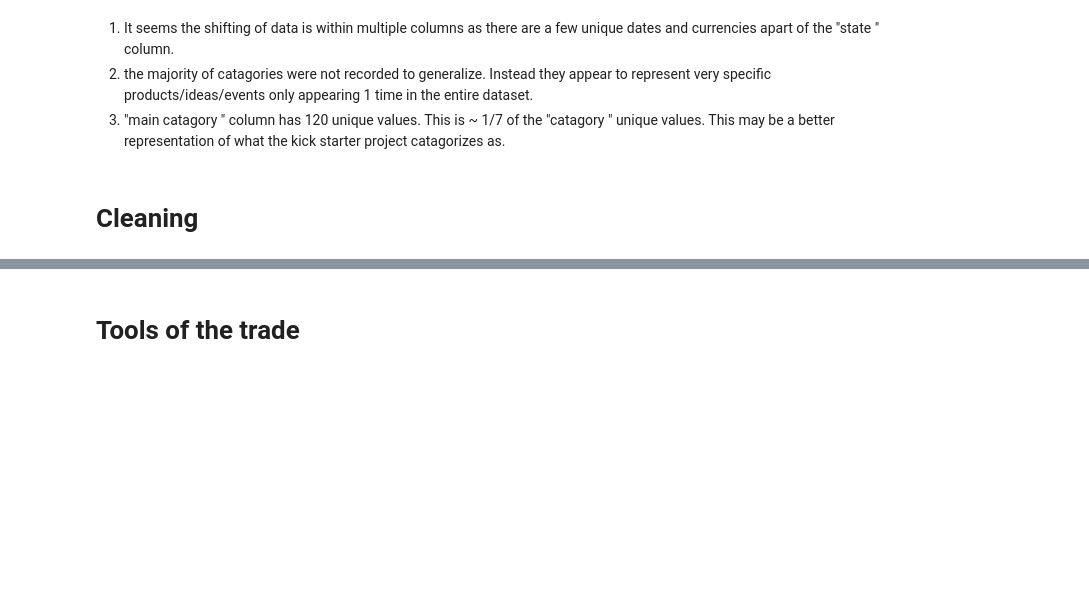
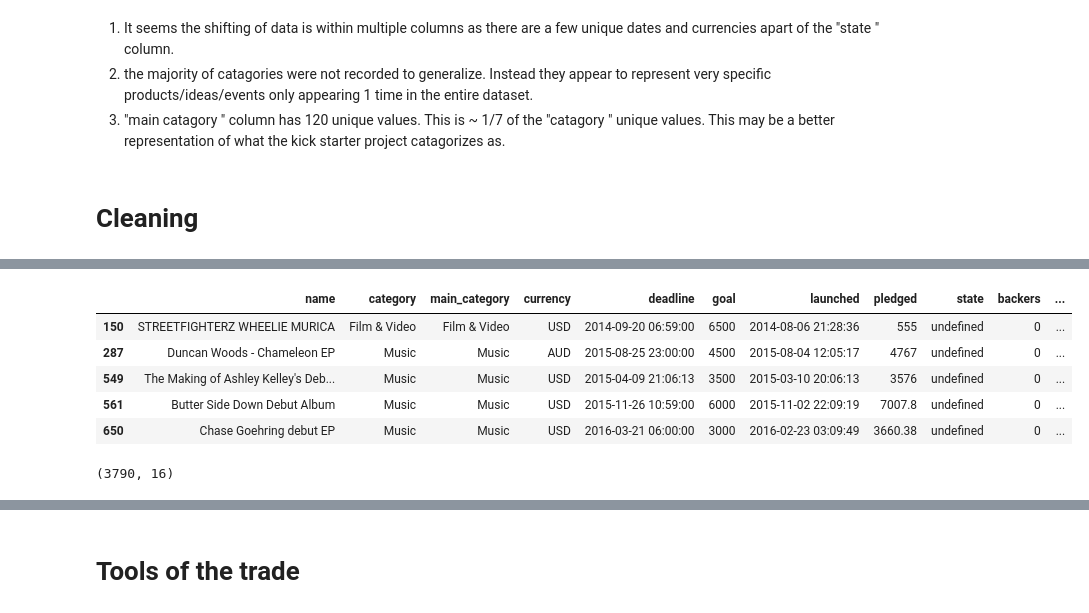
Before and after one commit to LaurentStar/Kick-Starter-Analysis, a Jupyter notebook: Exploratory_Data_Analysis.ipynb, the cells around one changed output, grey strips where cells are left out. Cells and saved outputs as stored; diff of their text form; code cells hidden in the pictures; blank space fills up the shorter version.

```diff
--- a/Exploratory_Data_Analysis.ipynb
+++ b/Exploratory_Data_Analysis.ipynb
@@ -440,0 +459,11 @@ clean_df = clean_df.fillna('').apply(lambda x: clean.shift_data_left(x), axis=1)
+# %%
+display(clean_df[clean_df['country'] == 'N,"0'].head())
+clean_df[clean_df['country'] == 'N,"0'].shape
+# %% [output]
+|  | name | category | main_category | currency | deadline | goal | launched | pledged | state | backers | ... |
+| 150 | STREETFIGHTERZ WHEELIE MURICA | Film & Video | Film & Video | USD | 2014-09-20 06:59:00 | 6500 | 2014-08-06 21:28:36 | 555 | undefined | 0 | ... |
+| 287 | Duncan Woods - Chameleon EP | Music | Music | AUD | 2015-08-25 23:00:00 | 4500 | 2015-08-04 12:05:17 | 4767 | undefined | 0 | ... |
+| 549 | The Making of Ashley Kelley's Deb... | Music | Music | USD | 2015-04-09 21:06:13 | 3500 | 2015-03-10 20:06:13 | 3576 | undefined | 0 | ... |
+| 561 | Butter Side Down Debut Album | Music | Music | USD | 2015-11-26 10:59:00 | 6000 | 2015-11-02 22:09:19 | 7007.8 | undefined | 0 | ... |
+| 650 | Chase Goehring debut EP | Music | Music | USD | 2016-03-21 06:00:00 | 3000 | 2016-02-23 03:09:49 | 3660.38 | undefined | 0 | ... |
+(3790, 16)
```
Also changed, not shown: parts of 11 cells of this notebook, 1 other file.
